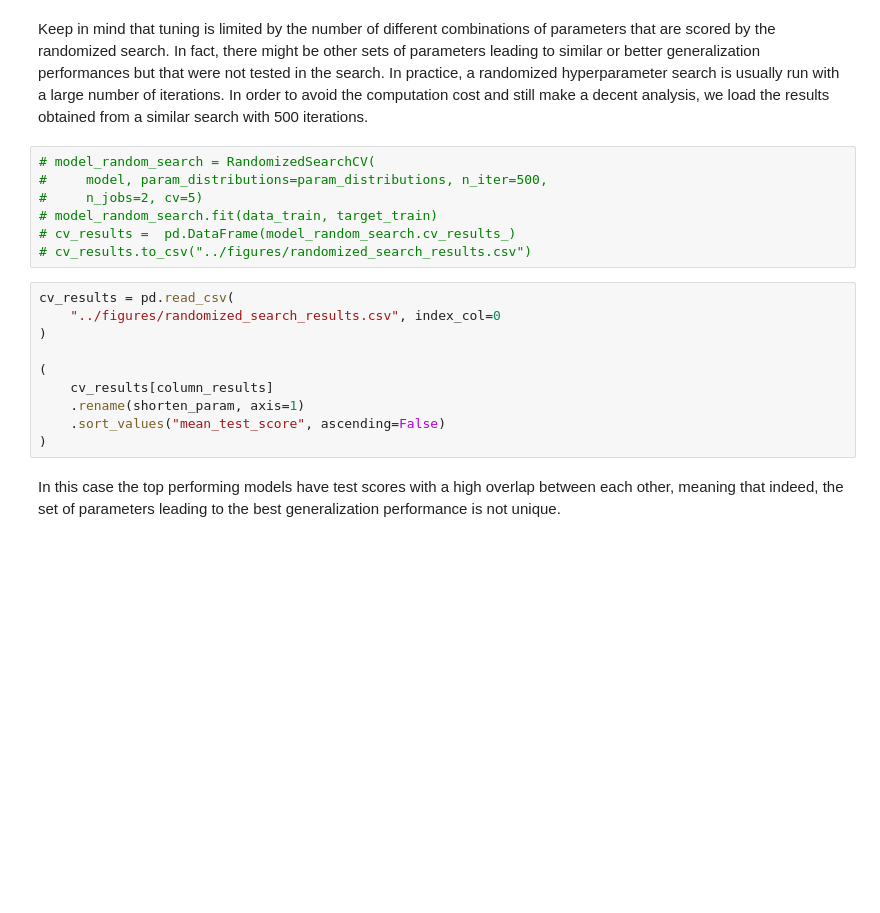
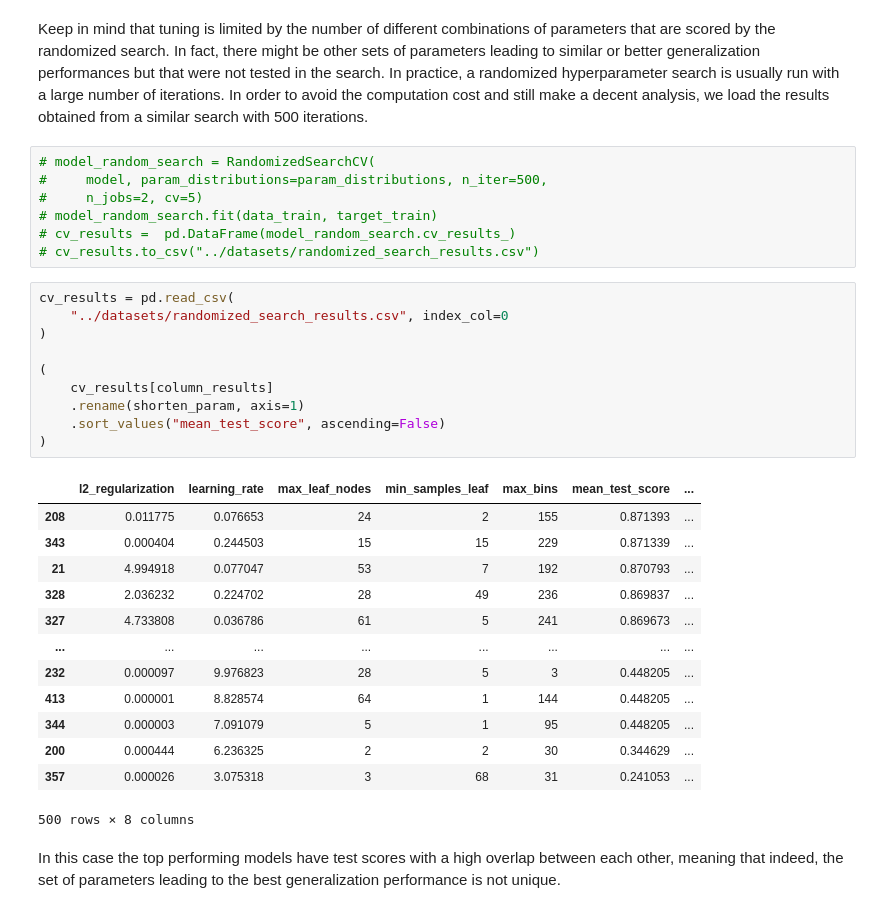
Before and after one commit to royaad/INRIA-ML-scikit-learn, a Jupyter notebook: Module 3/322_parameter_tuning_randomized_search.ipynb, the cells around one changed output. Saved outputs shown, nothing was run; the diff lists cells and outputs as text; blank space fills up the shorter version.

```diff
--- a/Module 3/322_parameter_tuning_randomized_search.ipynb
+++ b/Module 3/322_parameter_tuning_randomized_search.ipynb
@@ -215,17 +291,31 @@ the results obtained from a similar search with 500 iterations.
 #     n_jobs=2, cv=5)
 # model_random_search.fit(data_train, target_train)
 # cv_results =  pd.DataFrame(model_random_search.cv_results_)
-# cv_results.to_csv("../figures/randomized_search_results.csv")
+# cv_results.to_csv("../datasets/randomized_search_results.csv")
 # %%
 cv_results = pd.read_csv(
-    "../figures/randomized_search_results.csv", index_col=0
+    "../datasets/randomized_search_results.csv", index_col=0
 )
 
 (
     cv_results[column_results]
     .rename(shorten_param, axis=1)
     .sort_values("mean_test_score", ascending=False)
 )
+# %% [output]
+|  | l2_regularization | learning_rate | max_leaf_nodes | min_samples_leaf | max_bins | mean_test_score | ... |
+| 208 | 0.011775 | 0.076653 | 24 | 2 | 155 | 0.871393 | ... |
+| 343 | 0.000404 | 0.244503 | 15 | 15 | 229 | 0.871339 | ... |
+| 21 | 4.994918 | 0.077047 | 53 | 7 | 192 | 0.870793 | ... |
+| 328 | 2.036232 | 0.224702 | 28 | 49 | 236 | 0.869837 | ... |
+| 327 | 4.733808 | 0.036786 | 61 | 5 | 241 | 0.869673 | ... |
+| ... | ... | ... | ... | ... | ... | ... | ... |
+| 232 | 0.000097 | 9.976823 | 28 | 5 | 3 | 0.448205 | ... |
+| 413 | 0.000001 | 8.828574 | 64 | 1 | 144 | 0.448205 | ... |
+| 344 | 0.000003 | 7.091079 | 5 | 1 | 95 | 0.448205 | ... |
+| 200 | 0.000444 | 6.236325 | 2 | 2 | 30 | 0.344629 | ... |
+| 357 | 0.000026 | 3.075318 | 3 | 68 | 31 | 0.241053 | ... |
+500 rows × 8 columns
 # %% [markdown]
 In this case the top performing models have test scores with a high overlap
 between each other, meaning that indeed, the set of parameters leading to the
```
Also changed, not shown: parts of 7 cells of this notebook, 9 other files.
